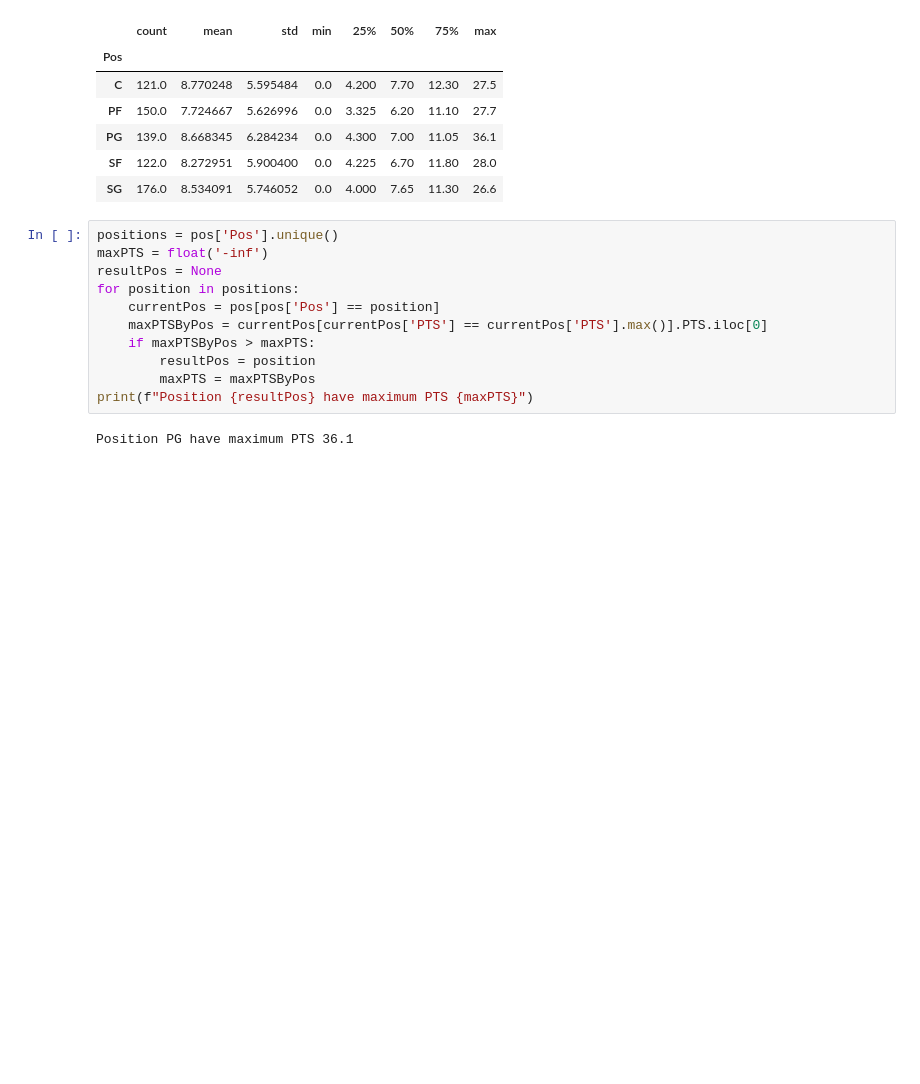
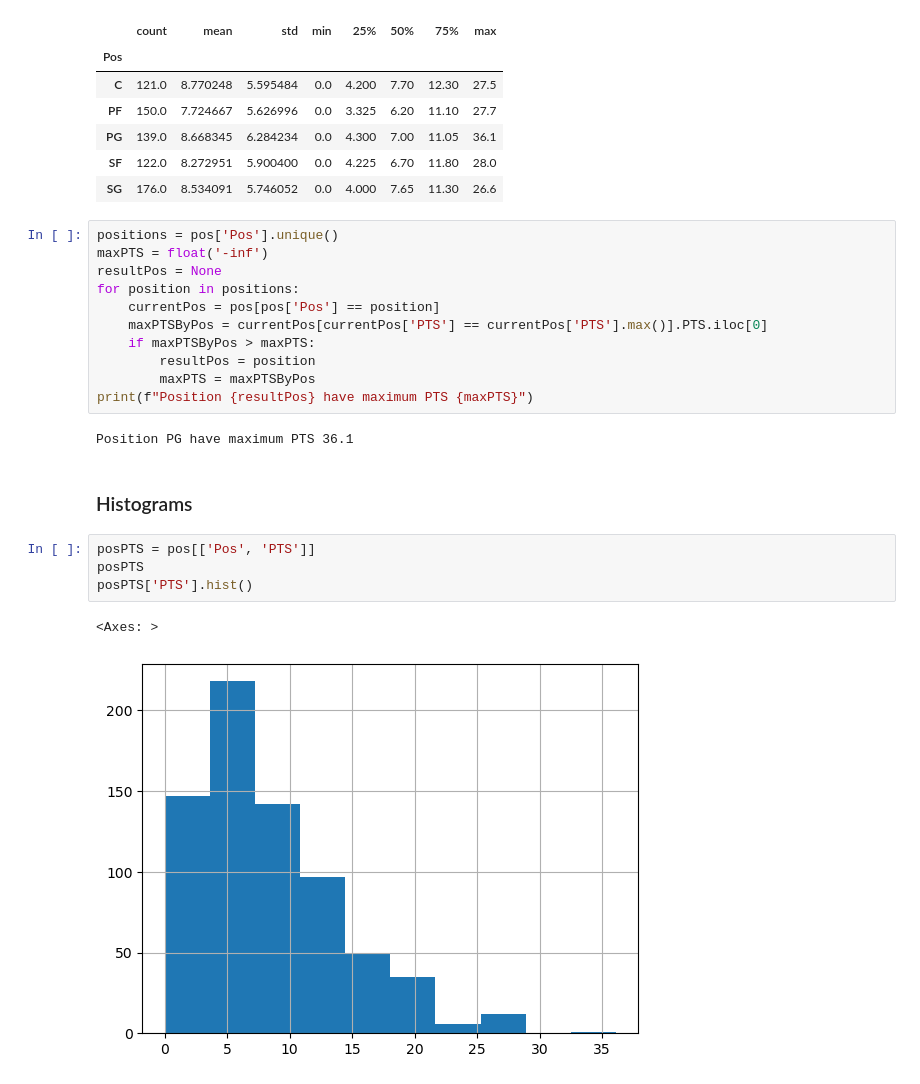
Before and after one commit to aqib1/Python_Algorithms, a Jupyter notebook: exploratoryDataAnalysis/exploratory-data.ipynb, the cells around one changed output. Saved outputs shown, nothing was run; the diff lists cells and outputs as text; blank space fills up the shorter version.

Commit message:
Histogram introduction

```diff
--- a/exploratoryDataAnalysis/exploratory-data.ipynb
+++ b/exploratoryDataAnalysis/exploratory-data.ipynb
@@ -350,3 +350,12 @@ for position in positions:
 print(f"Position {resultPos} have maximum PTS {maxPTS}")
 # %% [output]
 Position PG have maximum PTS 36.1
+# %% [markdown]
+### Histograms
+# %%
+posPTS = pos[['Pos', 'PTS']]
+posPTS
+posPTS['PTS'].hist()
+# %% [output]
+<Axes: >
+[figure, added]
```
